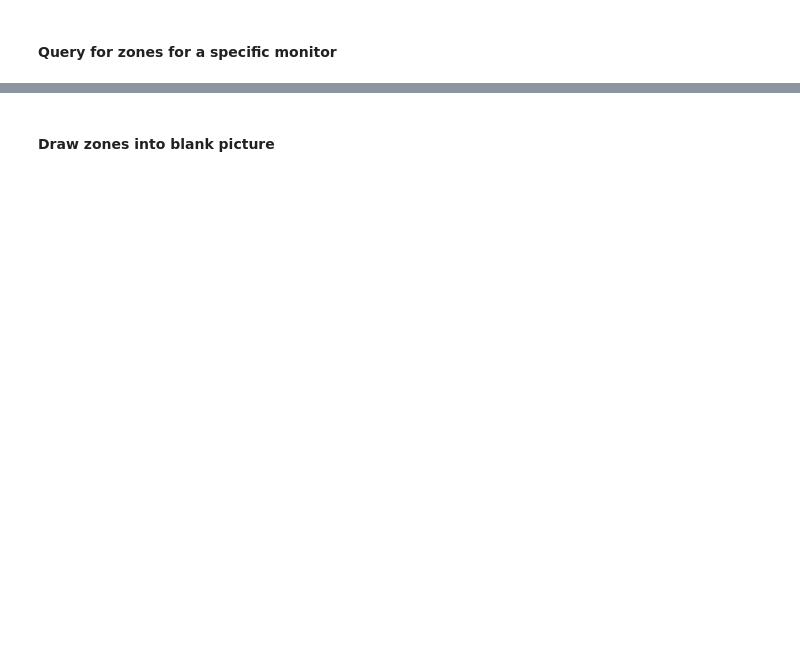
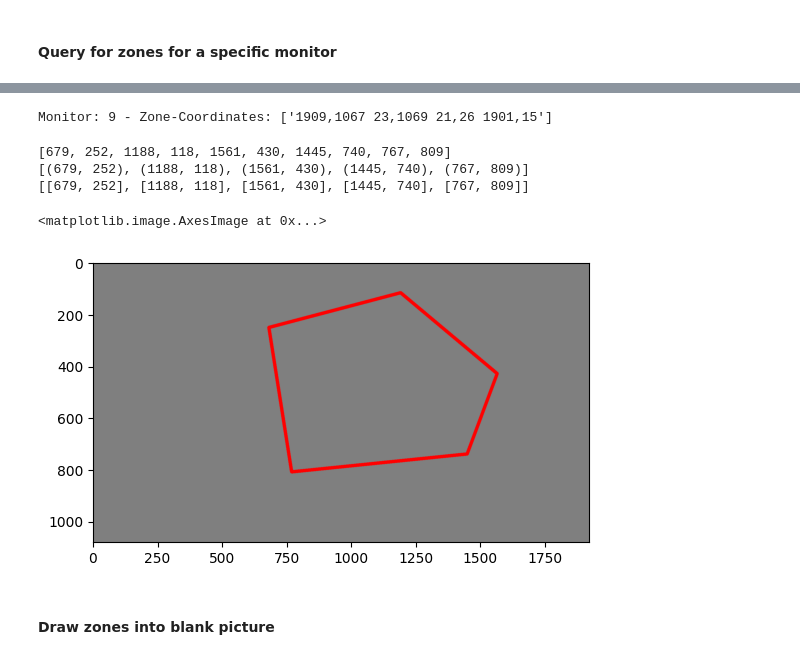
Before and after one commit to Benelli889/zone_object_location, a Jupyter notebook: zones_object_detection.ipynb, the cells around one changed output, grey strips where cells are left out. Cells and saved outputs as stored; diff of their text form; code cells hidden in the pictures; blank space fills up the shorter version.

Commit message:
Zones with Inkscape

```diff
--- a/zones_object_detection.ipynb
+++ b/zones_object_detection.ipynb
@@ -79,3 +68,73 @@ for zone in list_of_zones:
+# %%
+import re
+
+def getZoneCoordinates(MonID: int) -> list:
+    mon_zone_coords = []
+
+    # Get all zones
+    list_of_zones = g.api.zones()
+
+    for zone in list_of_zones:
+        if (     (zone.zone['Zone']['MonitorId'] == MonID)
+             and (zone.zone['Zone']['Type'] == 'Active')
+             #and (zone.zone['Zone']['Type'] == 'Inactive')
+             and (re.findall("event", zone.zone['Zone']['Name']))):
+
+            mon_zone_coords.append(zone.zone['Zone']['Coords'])
+
+    return mon_zone_coords
+
+# Get Zone-Coordinates for Monitor ID No 9
+zones_of_mid = 9
+zone_coordinates = getZoneCoordinates(zones_of_mid)
+
+print(f"Monitor: {zones_of_mid} - Zone-Coordinates: {zone_coordinates}")
+# %% [output]
+Monitor: 9 - Zone-Coordinates: ['1909,1067 23,1069 21,26 1901,15']
+# %%
+import numpy as np
+import cv2
+import matplotlib.pyplot as plt
+import re
+from image_event_folder import *
+
+zone_data = LoadZones("/mnt/DiskVerbatimVi55/ZMEvents/9")
+
+
+start_of_polygon_coord = zone_data.split('moveTo')
+polygon_coord_raw = re.findall(r"[-+]?\d*\.\d+|\d+", start_of_polygon_coord[1])
+
+# Convert list of strings to list of integers
+polygon_coord = [int(float(x)) for x in polygon_coord_raw]
+print(polygon_coord)
+
+# Convert list of tuple
+polygon_coord_tupel = ([(polygon_coord[i], polygon_coord[i+1]) for i in range(0, len(polygon_coord), 2)])
+print(polygon_coord_tupel)
+
+# Convert list of lists
+polygon_coord_list = [list(i) for i in polygon_coord_tupel]
+print(polygon_coord_list)
+zone_coordinates_Inkscape = polygon_coord_list
+
+# Create a blank image and draw the polygon
+height, width, c = 1080, 1920, 3
+gray_level = 127
+blank_image = gray_level * np.ones(shape=(height, width, c), dtype=np.uint8)
+
+def draw_polygon(image, ptr: list):
+    pts = np.array(ptr, np.int32)
+    cv2.polylines(image, [pts], True, (255,0,0), thickness=12)
+
+draw_polygon(blank_image, zone_coordinates_Inkscape)
+
+plt.imshow(blank_image)
+# %% [output]
+[679, 252, 1188, 118, 1561, 430, 1445, 740, 767, 809]
+[(679, 252), (1188, 118), (1561, 430), (1445, 740), (767, 809)]
+[[679, 252], [1188, 118], [1561, 430], [1445, 740], [767, 809]]
+<matplotlib.image.AxesImage at 0x...>
+[figure, added]
 # %% [markdown]
 #### Draw zones into blank picture
 # %%
```
Also changed, not shown: parts of 12 cells of this notebook, 1 other file.
